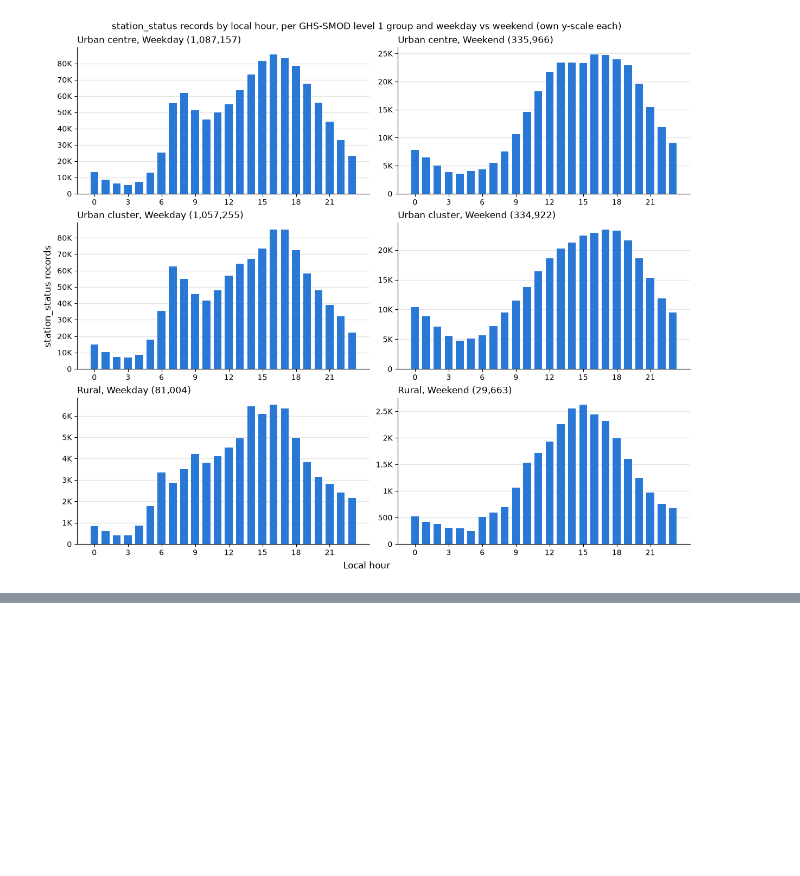
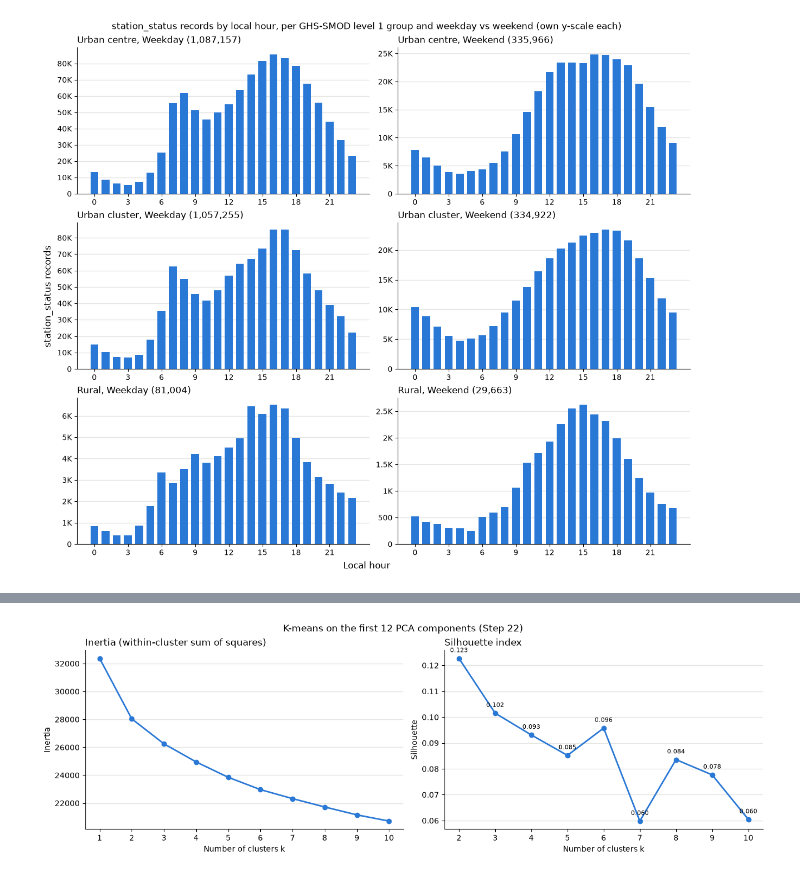
Before and after one commit to Wolf-IV/FML_Challenge_IMT_Forked, a Jupyter notebook: jayesh/stations_analysis.ipynb, the cells around one changed output, grey strips where cells are left out. Drawn from its saved outputs; the diff is of its cells as text; code cells hidden in the pictures; blank space fills up the shorter version.

```diff
--- a/jayesh/stations_analysis.ipynb
+++ b/jayesh/stations_analysis.ipynb
@@ -771,0 +1346,24 @@ plt.show()
+# %%
+# K-means input: station scores on the first components that together explain at least 90% of the variance
+n_components = int(np.argmax(pca.explained_variance_ratio_.cumsum() >= 0.90)) + 1
+cluster_input = pca.transform(pca_input)[:, :n_components]
+print(f"Components used: {n_components} ({pca.explained_variance_ratio_[:n_components].sum() * 100:.1f}% of variance), "
+      f"stations: {len(cluster_input)}")
+
+k_values = range(1, 11)
+results = []
+for k in k_values:
+    km = KMeans(n_clusters=k, n_init=20, random_state=42).fit(cluster_input)
+    silhouette = silhouette_score(cluster_input, km.labels_) if k > 1 else np.nan   # undefined for k = 1
+    results.append({"k": k, "inertia": km.inertia_, "silhouette": silhouette})
+kmeans_results = pd.DataFrame(results).set_index("k")
+
+# elbow: the k whose point lies farthest from the straight line joining the first and last inertia values
+# (both axes rescaled to 0-1 first)
+x = (kmeans_results.index - kmeans_results.index.min()) / (kmeans_results.index.max() - kmeans_results.index.min())
+y = (kmeans_results["inertia"] - kmeans_results["inertia"].min()) / (kmeans_results["inertia"].max() - kmeans_results["inertia"].min())
+distance_to_line = np.abs(x + y - 1) / np.sqrt(2)   # line from (0, 1) to (1, 0)
+elbow_k = int(kmeans_results.index[np.argmax(distance_to_line)])
+print("Elbow at k =", elbow_k)
+
+kmeans_results.round(3)
@@ -771,0 +1385,23 @@ plt.show()
+# %%
+fig, (ax_in, ax_sil) = plt.subplots(1, 2, figsize=(13, 4.2), layout="constrained")
+
+ax_in.plot(kmeans_results.index, kmeans_results["inertia"], color="#2a78d6", lw=2, marker="o", ms=6, zorder=2)
+ax_in.set_title("Inertia (within-cluster sum of squares)", loc="left")
+ax_in.set_ylabel("Inertia")
+
+sil = kmeans_results["silhouette"].dropna()
+ax_sil.plot(sil.index, sil.values, color="#2a78d6", lw=2, marker="o", ms=6, zorder=2)
+for k, v in sil.items():
+    ax_sil.annotate(f"{v:.3f}", (k, v), xytext=(0, 8), textcoords="offset points", ha="center", fontsize=8)
+ax_sil.set_title("Silhouette index", loc="left")
+ax_sil.set_ylabel("Silhouette")
+
+for ax in (ax_in, ax_sil):
+    ax.set_xticks(list(kmeans_results.index) if ax is ax_in else list(sil.index))
+    ax.set_xlabel("Number of clusters k")
+    ax.grid(axis="y", color="#e5e5e2", linewidth=1, zorder=0)
+    ax.spines[["top", "right"]].set_visible(False)
+fig.suptitle(f"K-means on the first {n_components} PCA components (Step 22)")
+plt.show()
+# %% [output]
+[figure, added]
```
Also changed, not shown: parts of 70 cells of this notebook.
